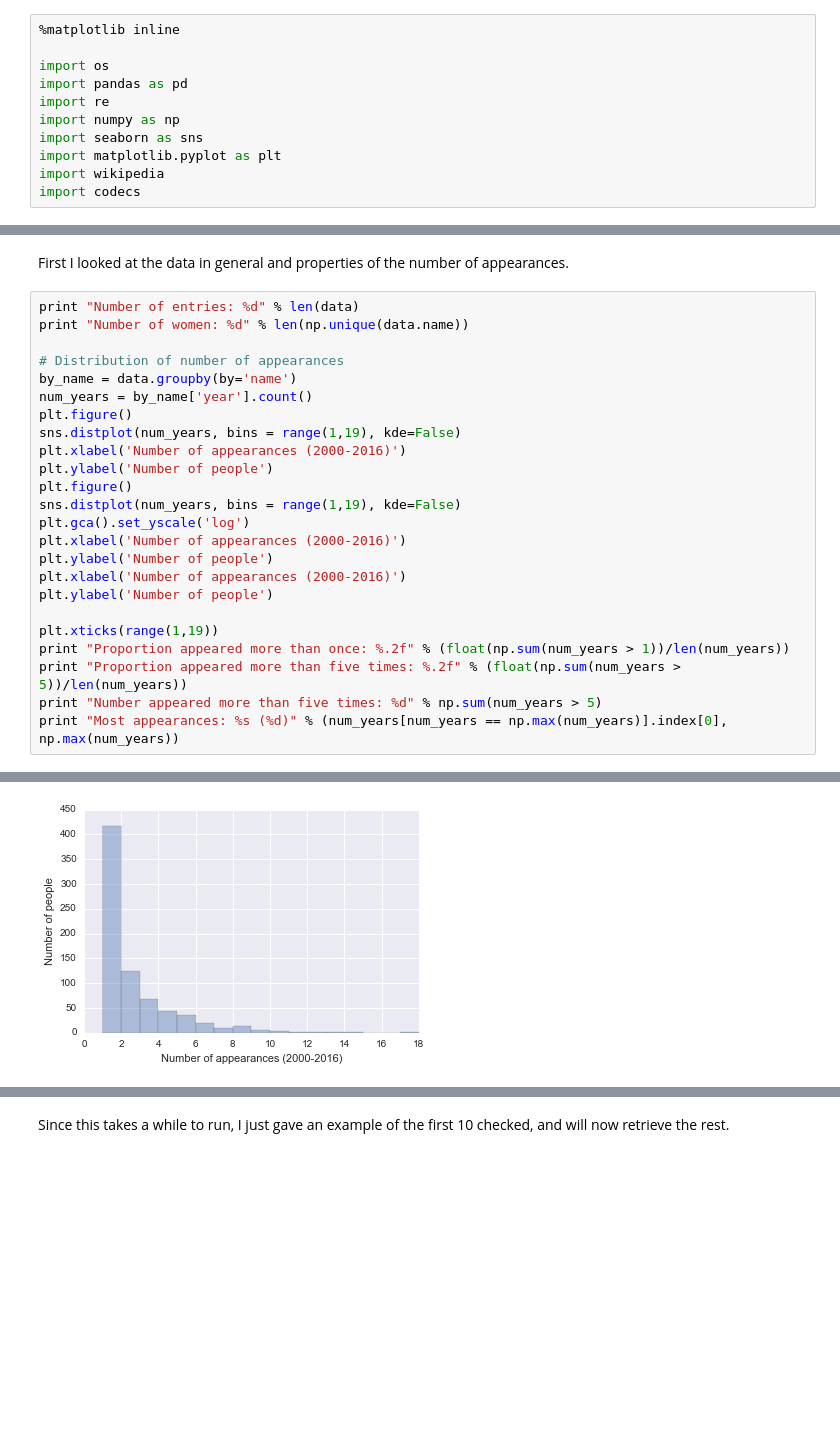
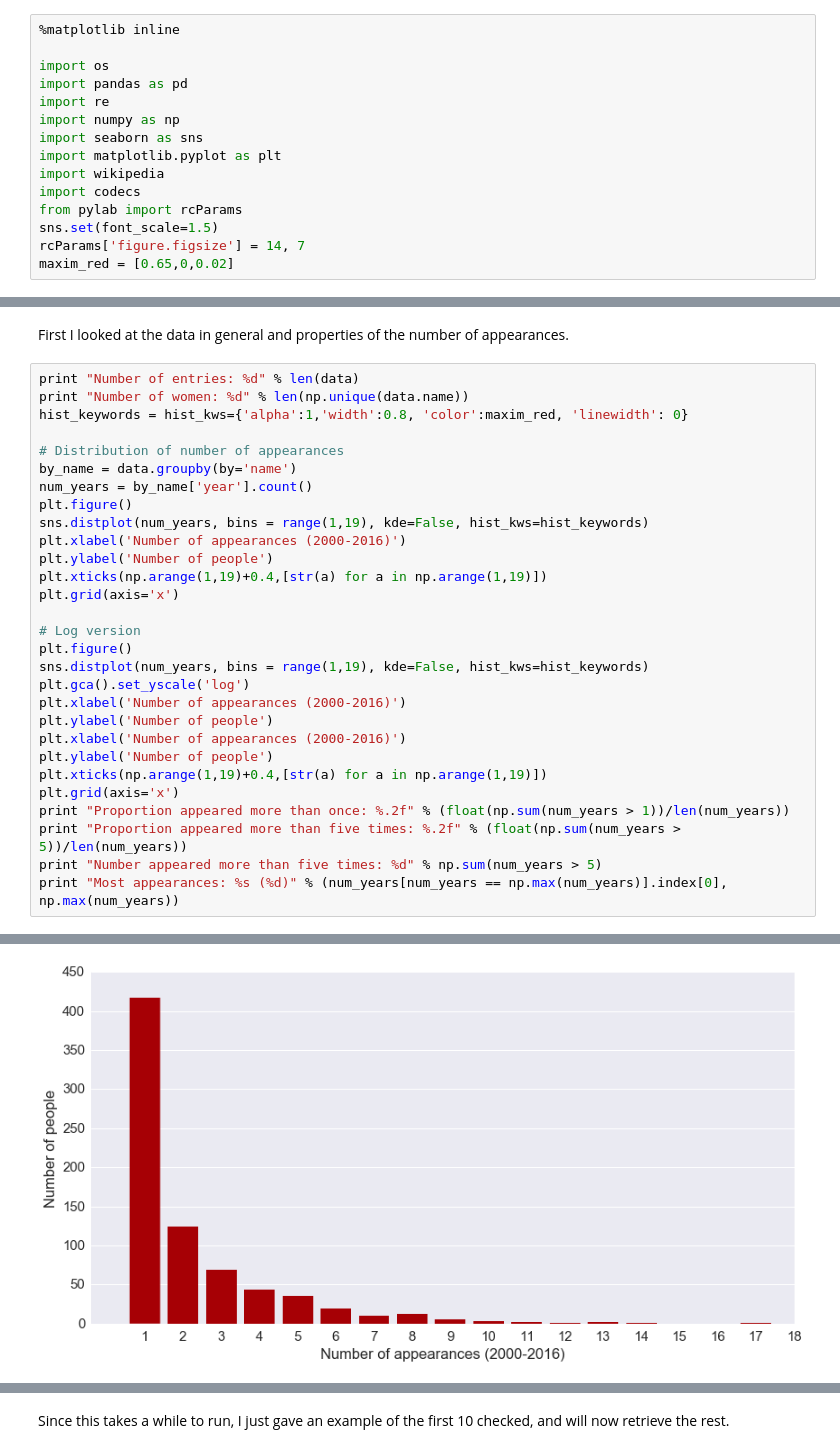
Before and after one commit to drsaunders/MaximHot100, a Jupyter notebook: hot100.ipynb, the cells around one changed output, grey strips where cells are left out. Cells and saved outputs as stored; diff of their text form; blank space fills up the shorter version.

Commit message:
Prettified graphs, added commentary about post 2012 voting

```diff
--- a/hot100.ipynb
+++ b/hot100.ipynb
@@ -9,6 +9,10 @@ import seaborn as sns
 import matplotlib.pyplot as plt
 import wikipedia
 import codecs
+from pylab import rcParams
+sns.set(font_scale=1.5)
+rcParams['figure.figsize'] = 14, 7
+maxim_red = [0.65,0,0.02]
 # %% [markdown]
 # Analysis of Maxim Magazine's Hot 100
 ## *or: The "Last Fuckable Day" According to 16-Year-Old Bros, 2000-2016*
@@ -57,32 +61,37 @@ First I looked at the data in general and properties of the number of appearance
 # %%
 print "Number of entries: %d" % len(data)
 print "Number of women: %d" % len(np.unique(data.name))
+hist_keywords = hist_kws={'alpha':1,'width':0.8, 'color':maxim_red, 'linewidth': 0}
 
 # Distribution of number of appearances
 by_name = data.groupby(by='name')
 num_years = by_name['year'].count()
 plt.figure()
-sns.distplot(num_years, bins = range(1,19), kde=False)
+sns.distplot(num_years, bins = range(1,19), kde=False, hist_kws=hist_keywords)
 plt.xlabel('Number of appearances (2000-2016)')
 plt.ylabel('Number of people')
+plt.xticks(np.arange(1,19)+0.4,[str(a) for a in np.arange(1,19)])
+plt.grid(axis='x')
+
+# Log version
 plt.figure()
-sns.distplot(num_years, bins = range(1,19), kde=False)
+sns.distplot(num_years, bins = range(1,19), kde=False, hist_kws=hist_keywords)
 plt.gca().set_yscale('log')
 plt.xlabel('Number of appearances (2000-2016)')
 plt.ylabel('Number of people')
 plt.xlabel('Number of appearances (2000-2016)')
 plt.ylabel('Number of people')
-
-plt.xticks(range(1,19))
+plt.xticks(np.arange(1,19)+0.4,[str(a) for a in np.arange(1,19)])
+plt.grid(axis='x')
 print "Proportion appeared more than once: %.2f" % (float(np.sum(num_years > 1))/len(num_years))
 print "Proportion appeared more than five times: %.2f" % (float(np.sum(num_years > 5))/len(num_years))
 print "Number appeared more than five times: %d" % np.sum(num_years > 5)
 print "Most appearances: %s (%d)" % (num_years[num_years == np.max(num_years)].index[0], np.max(num_years))
 # %% [output]
 Number of entries: 1691
 Number of women: 748
 Proportion appeared more than once: 0.44
 Proportion appeared more than five times: 0.08
 Number appeared more than five times: 58
 Most appearances: Jessica Alba (17)
-[figure, old version]
+[figure, new version]
```
Also changed, not shown: parts of 30 cells of this notebook, 1 other file.
